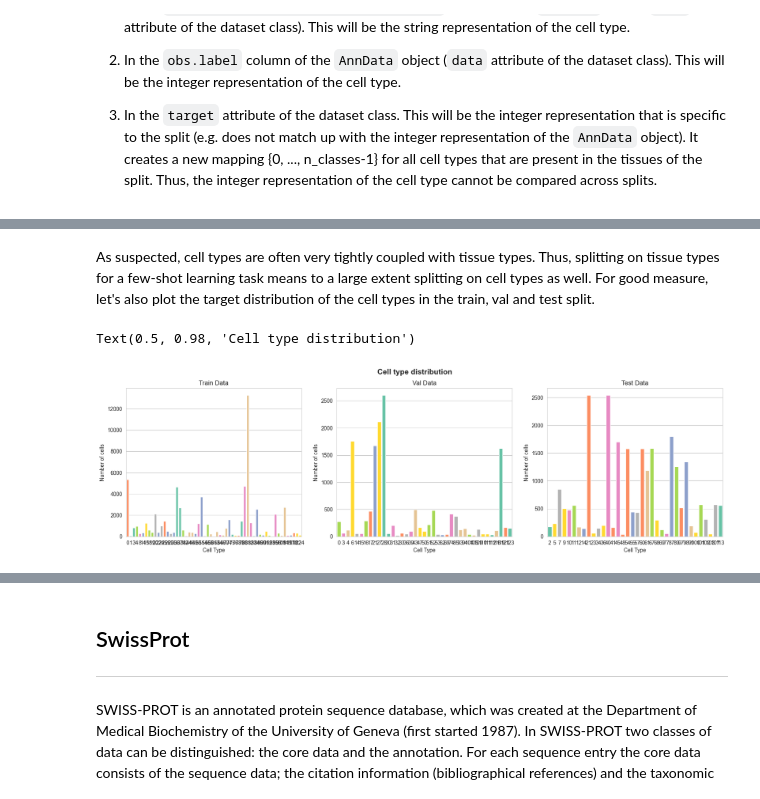
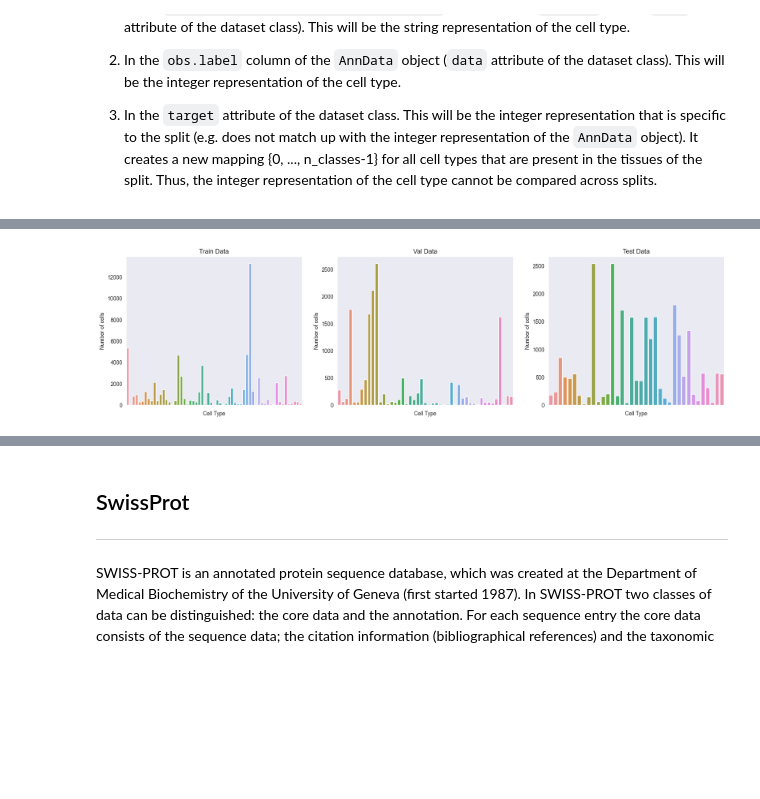
Before and after one commit to mikasenghaas/few-shot-benchmark, a Jupyter notebook: notebooks/eda.ipynb, the cells around one changed output, grey strips where cells are left out. Drawn from its saved outputs; the diff is of its cells as text; code cells hidden in the pictures; blank space fills up the shorter version.

```diff
--- a/notebooks/eda.ipynb
+++ b/notebooks/eda.ipynb
@@ -400,22 +594,11 @@ encoded labels.
 # %%
 # Plot tissue distribution
 fig, axs = plt.subplots(ncols=3, figsize=(20, 5))
+fig.suptitle("Tissue distribution", fontsize=14, fontweight="bold")
 
-all_tissues = list(
-    set(train_data.data.obs.tissue.unique())
-    | set(val_data.data.obs.tissue.unique())
-    | set(test_data.data.obs.tissue.unique())
-)
-all_colors = sns.color_palette("Set2", n_colors=len(all_tissues))
-tissue2idx = {tissue: i for i, tissue in enumerate(all_tissues)}
 for ax, data in zip(axs, [train_data, val_data, test_data]):
     tissues = data.data.obs.tissue.value_counts()
-    ax = sns.barplot(x=tissues.index, y=tissues.values, ax=ax)
-
-    # Set colors
-    colors = [all_colors[tissue2idx[tissue]] for tissue in tissues.index]
-    for bar, color in zip(ax.containers[0], colors):
-        bar.set_facecolor(color)
+    ax = sns.barplot(x=tissues.index, y=tissues.values, palette="dark", ax=ax)
 
     ax.set(
         xlabel="Tissue",
@@ -424,6 +607,4 @@ for ax, data in zip(axs, [train_data, val_data, test_data]):
     )
     # Rotate x-axis labels
     ax.tick_params(axis="x", rotation=90)
-
-fig.suptitle("Tissue distribution", fontsize=14, fontweight="bold")
 # %% [output]
@@ -559,8 +633,0 @@ def tissue_cell_type_cooccurrence(data, ax):
-# %%
-# Plot cooccurrence matrix of tissue and cell type
-fig, ax = plt.subplots(nrows=3, figsize=(20, 20))
-tissue_cell_type_cooccurrence(train_data, ax[0])
-tissue_cell_type_cooccurrence(val_data, ax[1])
-tissue_cell_type_cooccurrence(test_data, ax[2])
-
-fig.tight_layout()
@@ -569,34 +634,15 @@ fig.tight_layout()
-# %% [markdown]
-As suspected, cell types are often very tightly coupled with tissue types. Thus,
-splitting on tissue types for a few-shot learning task means to a large extent
-splitting on cell types as well. For good measure, let's also plot the target
-distribution of the cell types in the train, val and test split.
 # %%
-# Visualise the class distributions
+# Plot target distribution
 fig, axs = plt.subplots(ncols=3, figsize=(20, 5))
-
-all_labels = list(
-    set(train_data.data.obs.label.unique())
-    | set(val_data.data.obs.label.unique())
-    | set(test_data.data.obs.label.unique())
-)
-all_colors = sns.color_palette("Set2", n_colors=max(all_labels) + 1)
 for ax, data in zip(axs, [train_data, val_data, test_data]):
     labels_enc = data.data.obs.label.value_counts()
     sns.barplot(x=labels_enc.index, y=labels_enc.values, ax=ax)
-
-    # Set colors
-    colors = [all_colors[label] for label in labels_enc.index]
-    for bar, color in zip(ax.containers[0], colors):
-        bar.set_facecolor(color)
 
     ax.set(
         xlabel="Cell Type",
         ylabel="Number of cells",
         title=f"{data.mode.capitalize()} Data",
     )
-
-fig.suptitle("Cell type distribution", fontsize=14, fontweight="bold")
+    ax.set_xticklabels([])
 # %% [output]
-Text(0.5, 0.98, 'Cell type distribution')
-[figure, old version]
+[figure, new version]
```
Also changed, not shown: parts of 86 cells of this notebook.
